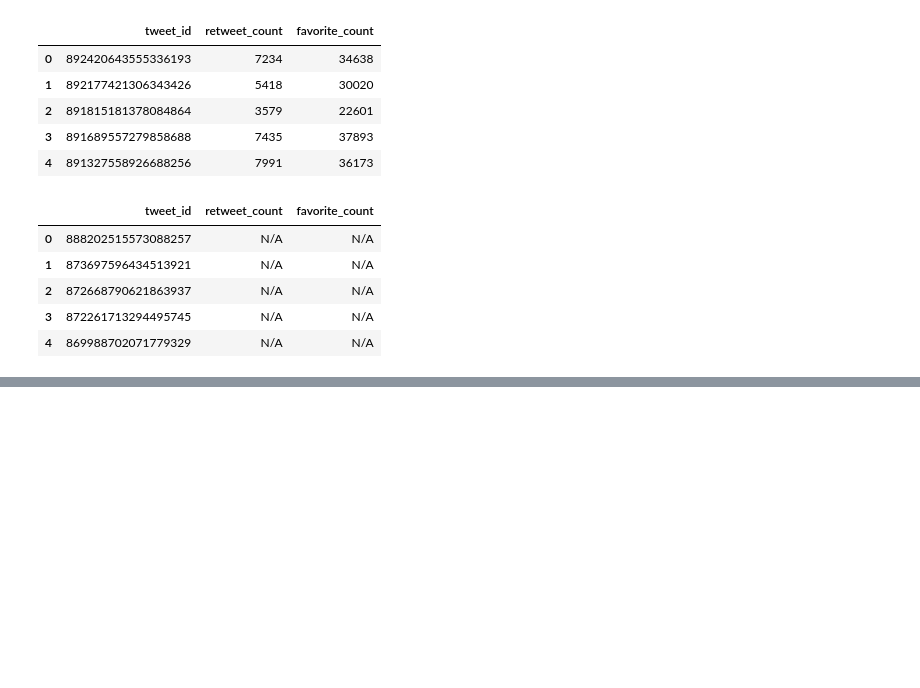
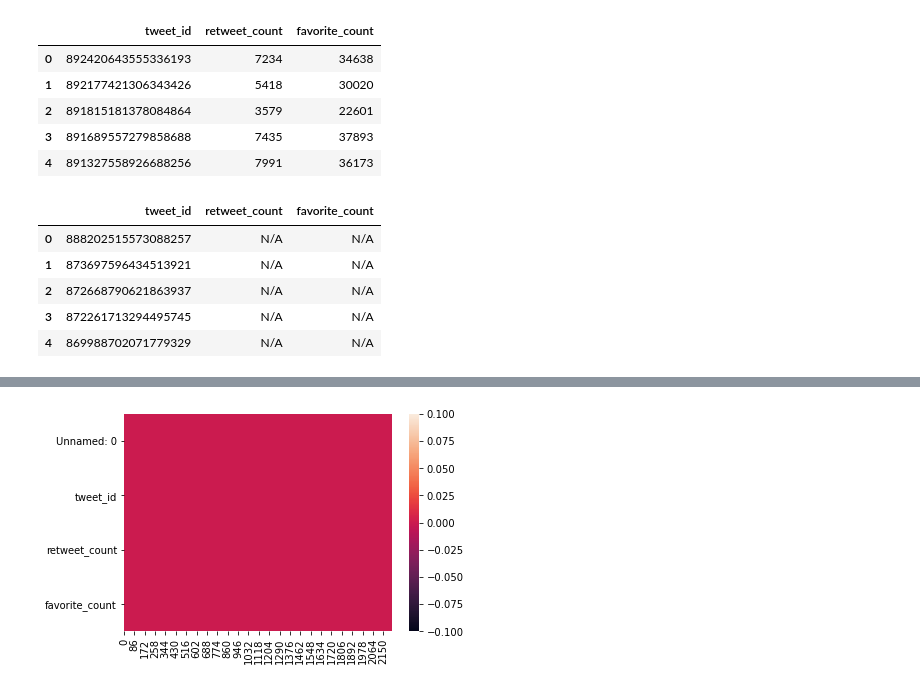
Before and after one commit to nis-23/tweet-data-wrangling, a Jupyter notebook: Tweet Data Wrangling/wrangle_act.ipynb, the cells around one changed output, grey strips where cells are left out. Cells and saved outputs as stored; diff of their text form; code cells hidden in the pictures; blank space fills up the shorter version.

```diff
--- a/Tweet Data Wrangling/wrangle_act.ipynb
+++ b/Tweet Data Wrangling/wrangle_act.ipynb
@@ -360,0 +430,4 @@ deleted_tweets.head()
+# %%
+sns.heatmap(tweet_attrs_.isnull().T);
+# %% [output]
+[figure, added]
```
Also changed, not shown: parts of 164 cells of this notebook, 1 other file.
